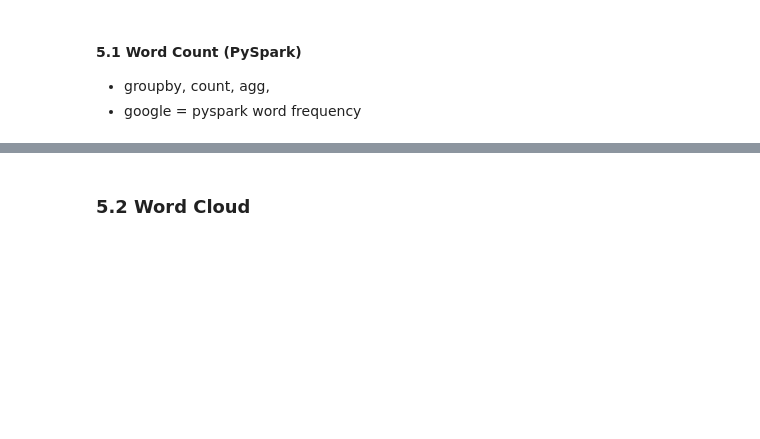
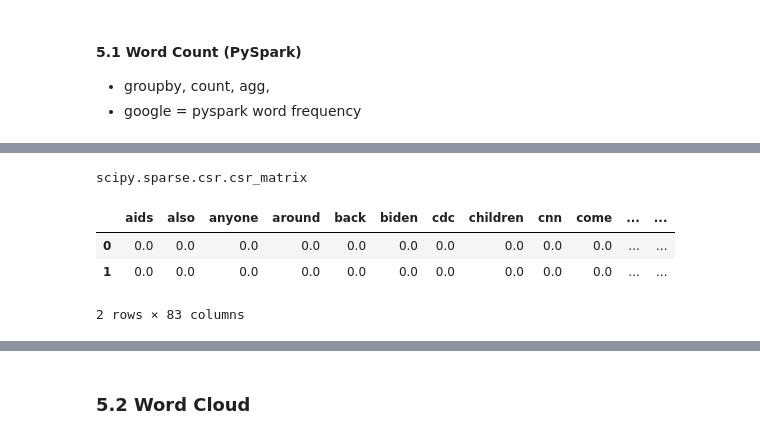
Before and after one commit to slp22/data-engineering-project, a Jupyter notebook: engineering_monkeypox_pipeline.ipynb, the cells around one changed output, grey strips where cells are left out. Cells and saved outputs as stored; diff of their text form; code cells hidden in the pictures; blank space fills up the shorter version.

```diff
--- a/engineering_monkeypox_pipeline.ipynb
+++ b/engineering_monkeypox_pipeline.ipynb
@@ -693,0 +749,3 @@ spark = SparkSession.builder\
+# %%
+terms = corpus['text']
+terms.shape
@@ -693,0 +787,15 @@ spark = SparkSession.builder\
+# %%
+# document-term matrix with TF-IDF
+tf_doc_term_mtx = tf_vectorizer.fit_transform(terms)
+type(tf_doc_term_mtx)
+# %% [output]
+scipy.sparse.csr.csr_matrix
+# %%
+tf_doc_term_df = pd.DataFrame(tf_doc_term_mtx.toarray(),
+                              columns=tf_vectorizer.get_feature_names_out())
+tf_doc_term_df.head(2)
+# %% [output]
+|  | aids | also | anyone | around | back | biden | cdc | children | cnn | come | ... | ... |
+| 0 | 0.0 | 0.0 | 0.0 | 0.0 | 0.0 | 0.0 | 0.0 | 0.0 | 0.0 | 0.0 | ... | ... |
+| 1 | 0.0 | 0.0 | 0.0 | 0.0 | 0.0 | 0.0 | 0.0 | 0.0 | 0.0 | 0.0 | ... | ... |
+2 rows × 83 columns
```
Also changed, not shown: parts of 29 cells of this notebook.
